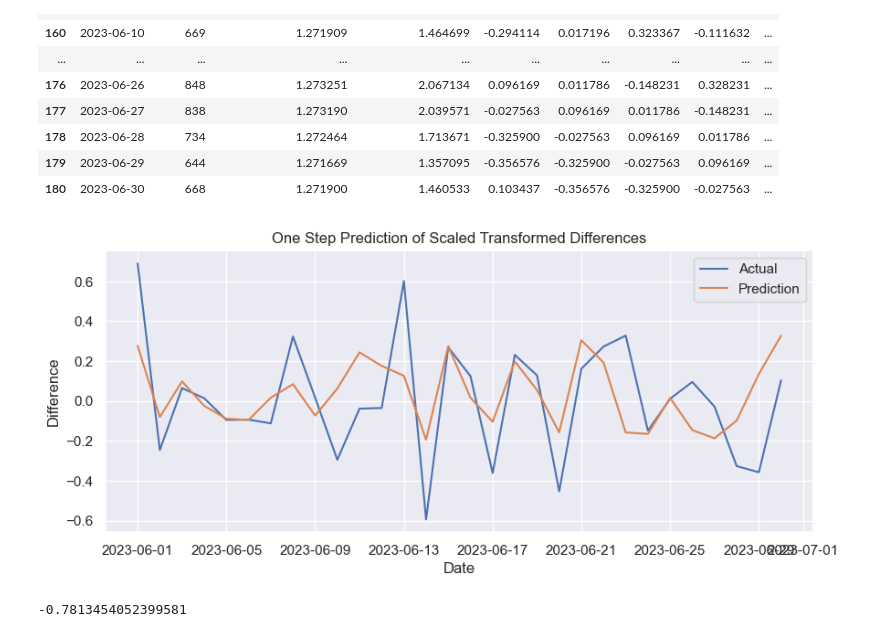
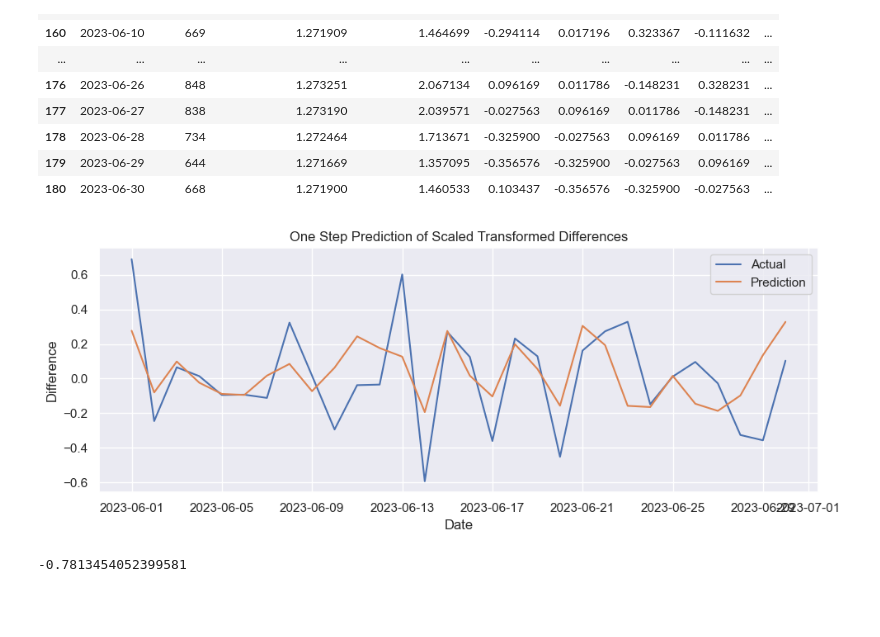
Before and after one commit to Murphysics1/masters_capstone, a Jupyter notebook: Coffee_MLR_Model.ipynb, the cells around one changed output. Cells and saved outputs as stored; diff of their text form; code cells hidden in the pictures; blank space fills up the shorter version.

```diff
--- a/Coffee_MLR_Model.ipynb
+++ b/Coffee_MLR_Model.ipynb
@@ -258,12 +258,16 @@ df_test
 # %%
 plt.figure(figsize=(10,4))
 
 ax= sns.lineplot(data=df_test, x='Date', y='Difference',label = 'Actual')
 ax = sns.lineplot(data=df_test, x='Date', y='pred', label = 'Prediction')
 ax.set(title = "One Step Prediction of Scaled Transformed Differences")
+
+plt.tight_layout()
+plt.savefig('Images/Forecasts/Coffee_Single_Step_Differenced.png')
+
 plt.show()
 # %% [output]
-[figure, old version]
+[figure, new version]
 # %%
 lam
 # %% [output]
```
Also changed, not shown: parts of 7 cells of this notebook, 6 other files.
